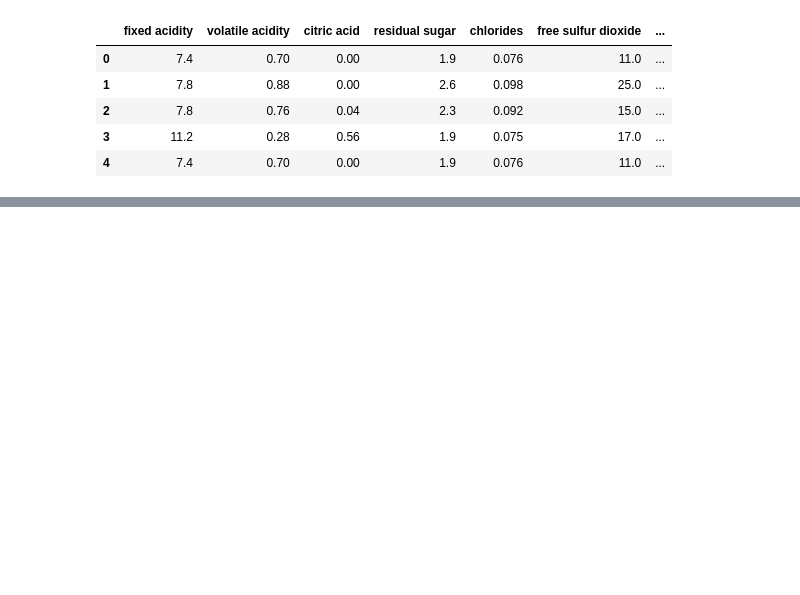
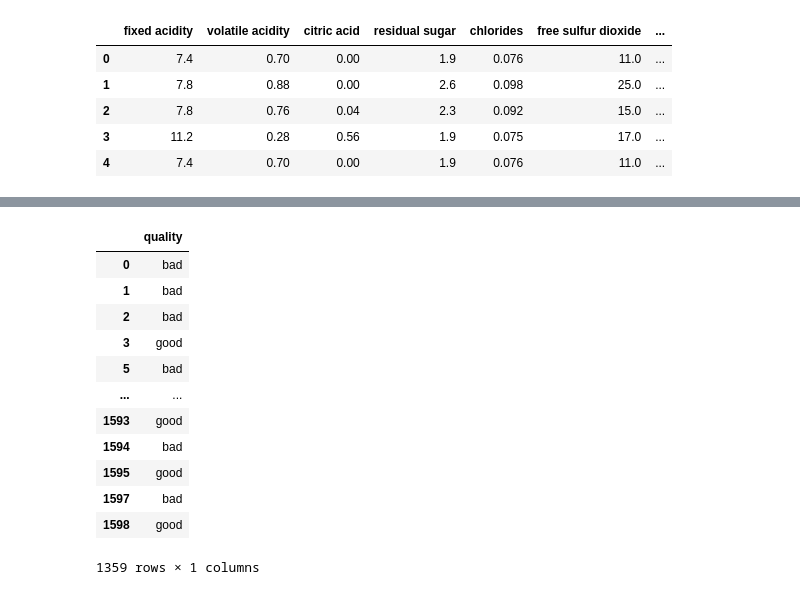
Before and after one commit to ayushgandhi904/Red-wine-quality, a Jupyter notebook: notebooks/model_trainer.ipynb, the cells around one changed output, grey strips where cells are left out. Drawn from its saved outputs; the diff is of its cells as text; code cells hidden in the pictures; blank space fills up the shorter version.

```diff
--- a/notebooks/model_trainer.ipynb
+++ b/notebooks/model_trainer.ipynb
@@ -4,5 +6,11 @@ import numpy as np
 # %%
 df = pd.read_csv("data/red_wine_quality.csv")
+# %%
+#From wine quality, it is can be classified as good & bad on the basis
+# if it is <5.5 --> bad
+# if it is >5.5 --> good
+
+df['quality'] = df['quality'].apply(lambda x: 'good' if x > 5.5 else 'bad')
 # %%
 df.head()
 # %% [output]
@@ -43,0 +67,16 @@ num_pipeline = Pipeline(
+# %%
+Y
+# %% [output]
+|  | quality |
+| 0 | bad |
+| 1 | bad |
+| 2 | bad |
+| 3 | good |
+| 5 | bad |
+| ... | ... |
+| 1593 | good |
+| 1594 | bad |
+| 1595 | good |
+| 1597 | bad |
+| 1598 | good |
+1359 rows × 1 columns
```
Also changed, not shown: parts of 18 cells of this notebook, 1 other file.
